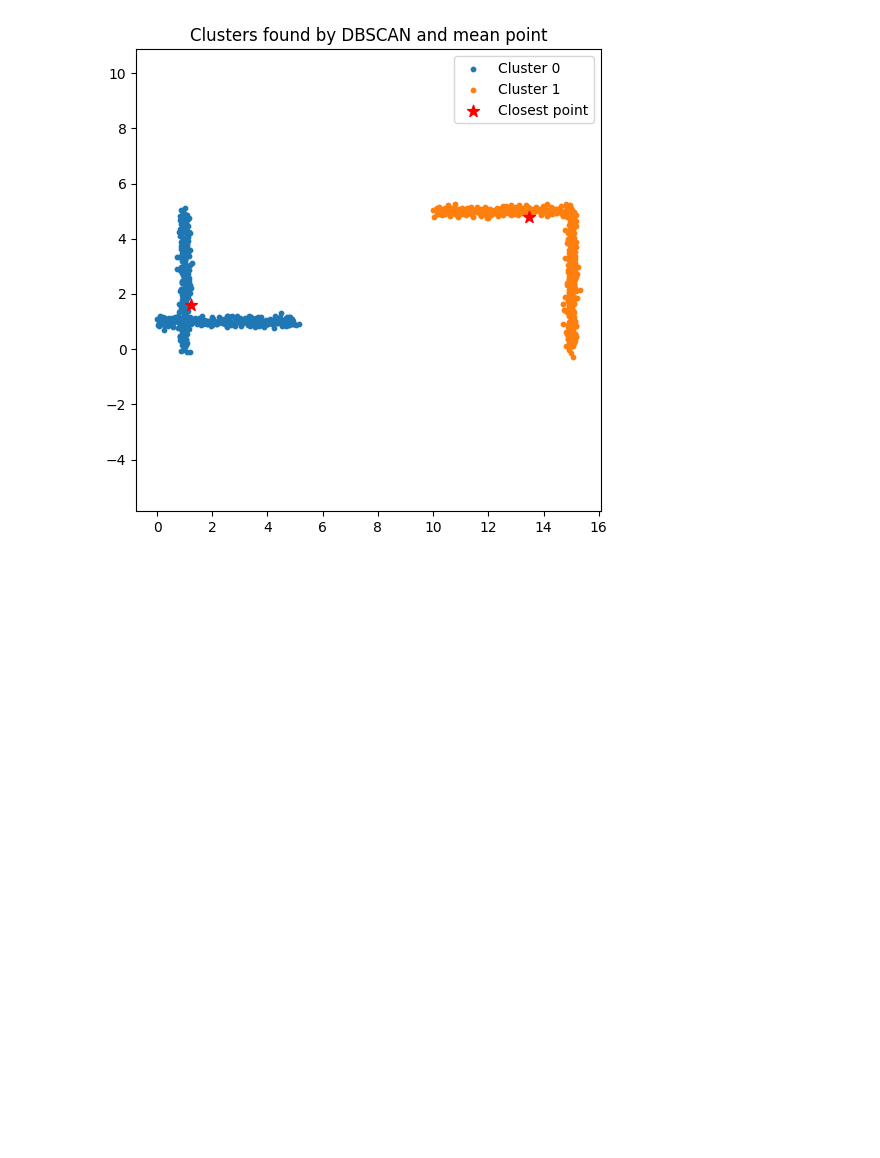
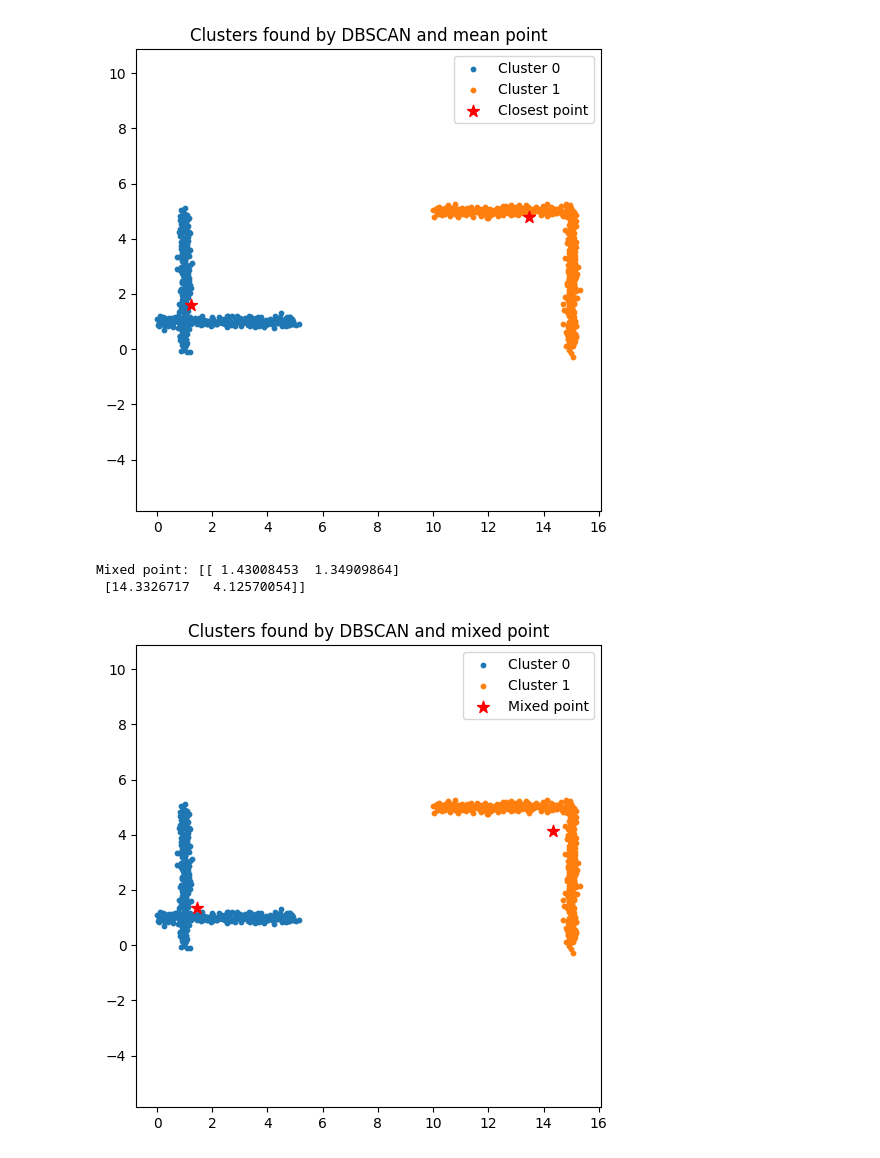
Before and after one commit to UnaiLalana/DAB-SMOTE, a Jupyter notebook: notebooks/SolversAnalysis.ipynb, the cells around one changed output. Drawn from its saved outputs; the diff is of its cells as text; code cells hidden in the pictures; blank space fills up the shorter version.

```diff
--- a/notebooks/SolversAnalysis.ipynb
+++ b/notebooks/SolversAnalysis.ipynb
@@ -178,3 +191,11 @@ visualize_data(centre2, clusters2, X2, type='closest')
 Closest point: [[ 1.22706929  1.58988691]
  [13.48598872  4.80336434]]
 [figure]
+# %%
+centre2, clusters2 = dab.get_clustering(X2, solver='mixed')
+print(f"Mixed point: {centre2}")
+visualize_data(centre2, clusters2, X2, type='mixed')
+# %% [output]
+Mixed point: [[ 1.43008453  1.34909864]
+ [14.3326717   4.12570054]]
+[figure, added]
```
Also changed, not shown: parts of 3 cells of this notebook, 3 other files.
